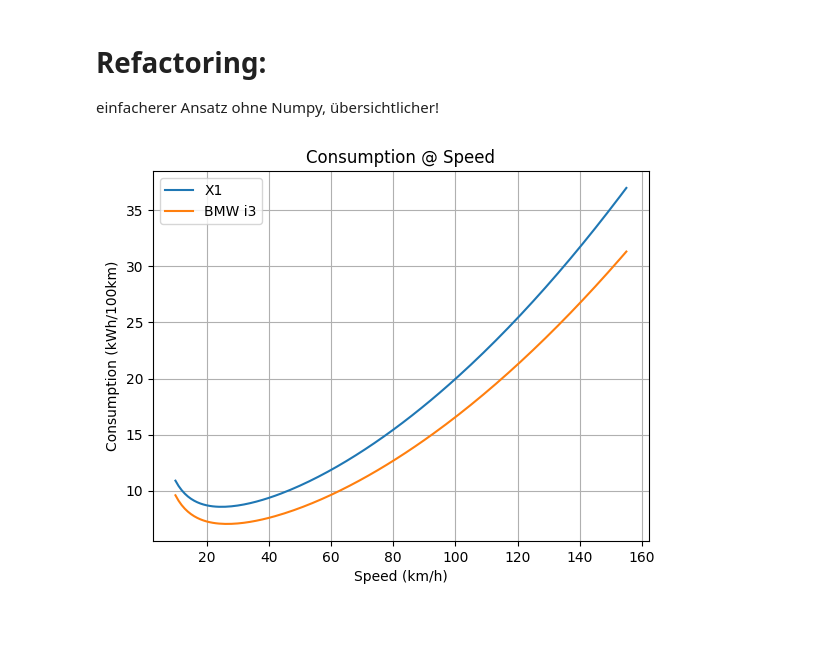
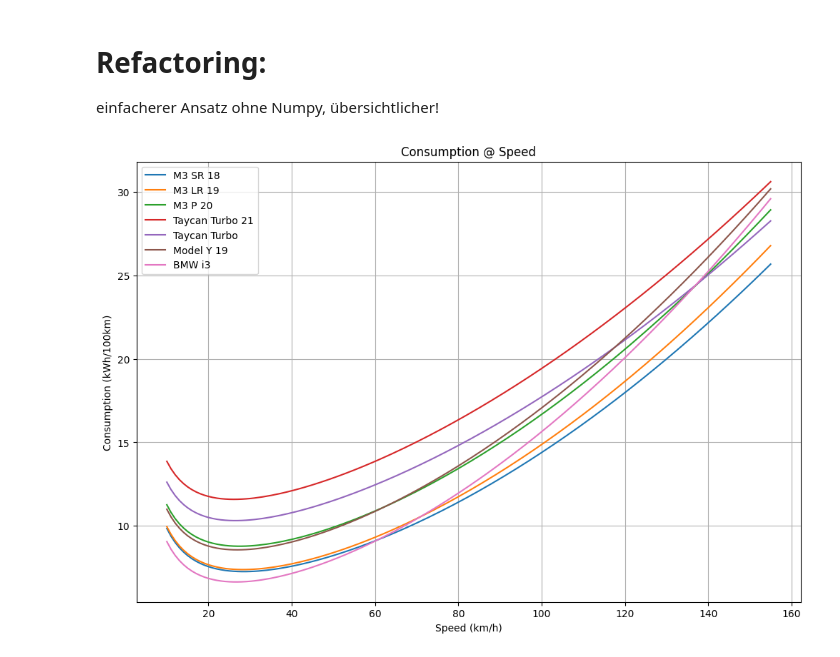
Before and after one commit to rs38/Jupyter-Stuff, a Jupyter notebook: fahrwiderstaende.ipynb, the cells around one changed output. Drawn from its saved outputs; the diff is of its cells as text; code cells hidden in the pictures; blank space fills up the shorter version.

```diff
--- a/fahrwiderstaende.ipynb
+++ b/fahrwiderstaende.ipynb
@@ -92,38 +94,47 @@ def plot_consumption(F0, F1, F2, name):
 
     # Calculate the resitance force in N for each speed
     forces = [constant_force + linear_coefficient * speed + quadratic_coefficient * speed ** 2 for speed in speeds]
 
     contant_power = 0.5 #kW
     # Calculate the power in kW for each speed with addional 0.5kW for the power electronics
     powers = [(force * (speed/3.6) / 1000) + contant_power for force, speed in zip(forces, speeds)]
 
-    #apply the efficiency of 85%
-    powers = [power / 0.85 for power in powers]
+    #apply the efficiency of 85%-90%
+    powers = [power / 0.90 for power in powers]
 
     consumptions = [100 * power / (speed)  for speed, power in zip(speeds, powers)]
 
     plt.plot(speeds,consumptions, label=name)
     plt.xlabel('Speed (km/h)')
     plt.ylabel('Consumption (kWh/100km)')
 
 
-F0 = 137.1
-F1 = 1.308    #assume 0.3xx is wrong :)
-F2 = 0.03248  #assume 0.3xx is wrong :)
-name = "X1"
+M3sr18 = [127.6, 0.917, 0.02290, "M3 SR 18"]# Prüfmasse 1932kg
+M3lr19 = [131.6, 0.867, 0.02455, "M3 LR 19"]# Prüfmasse 1995kg
+M3P20 = [172.2,1.032,0.02468, "M3 P 20"] # Prüfmasse 2003kg
+MY19 = [163.04,1.059,0.02658,"Model Y 19"] #2211kg 255er 19"
 
-plot_consumption(F0, F1, F2, name)
+TaycanTurbo20 = [211,1.6,0.01851 , "Taycan Turbo"] # 2474 kg Turbo
+Taycan21 = [251.2,1.6,0.02000, "Taycan Turbo 21"] # 2496 kg Turbo JC22?
+
+plot_consumption(*M3sr18)
+plot_consumption(*M3lr19)
+plot_consumption(*M3P20)
+plot_consumption(*Taycan21)
+plot_consumption(*TaycanTurbo20)
+
+plot_consumption(*MY19)
 
 F0 = 100.6
 F1 = 1.01
 F2 = 0.0287
 
 plot_consumption(F0, F1, F2, "BMW i3")
 
 plt.rcParams["figure.figsize"] = (12,8)
 plt.title('Consumption @ Speed')
 plt.grid(True)
 plt.legend()
 plt.show()
 # %% [output]
-[figure, old version]
+[figure, new version]
```
Also changed, not shown: parts of 1 cell of this notebook.
